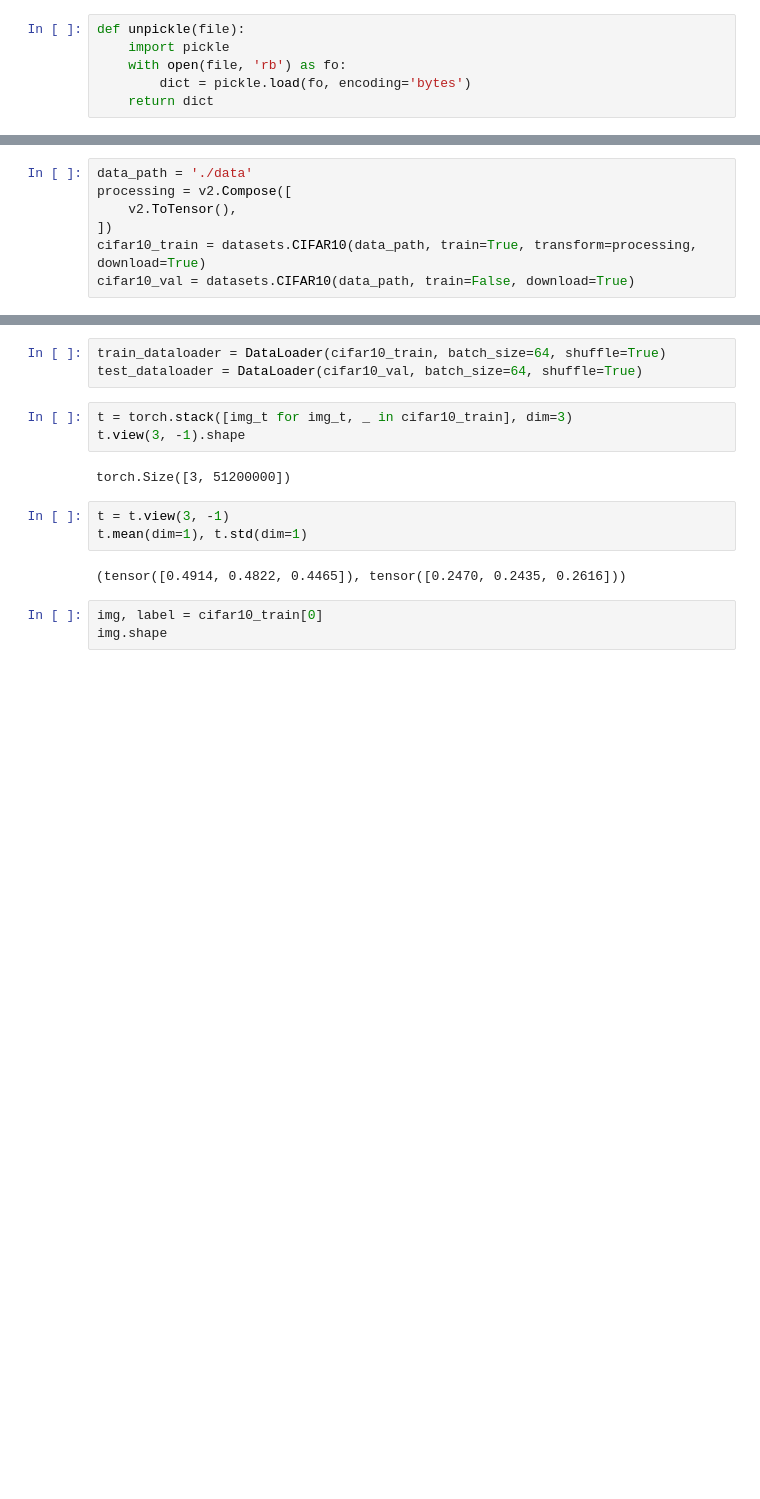
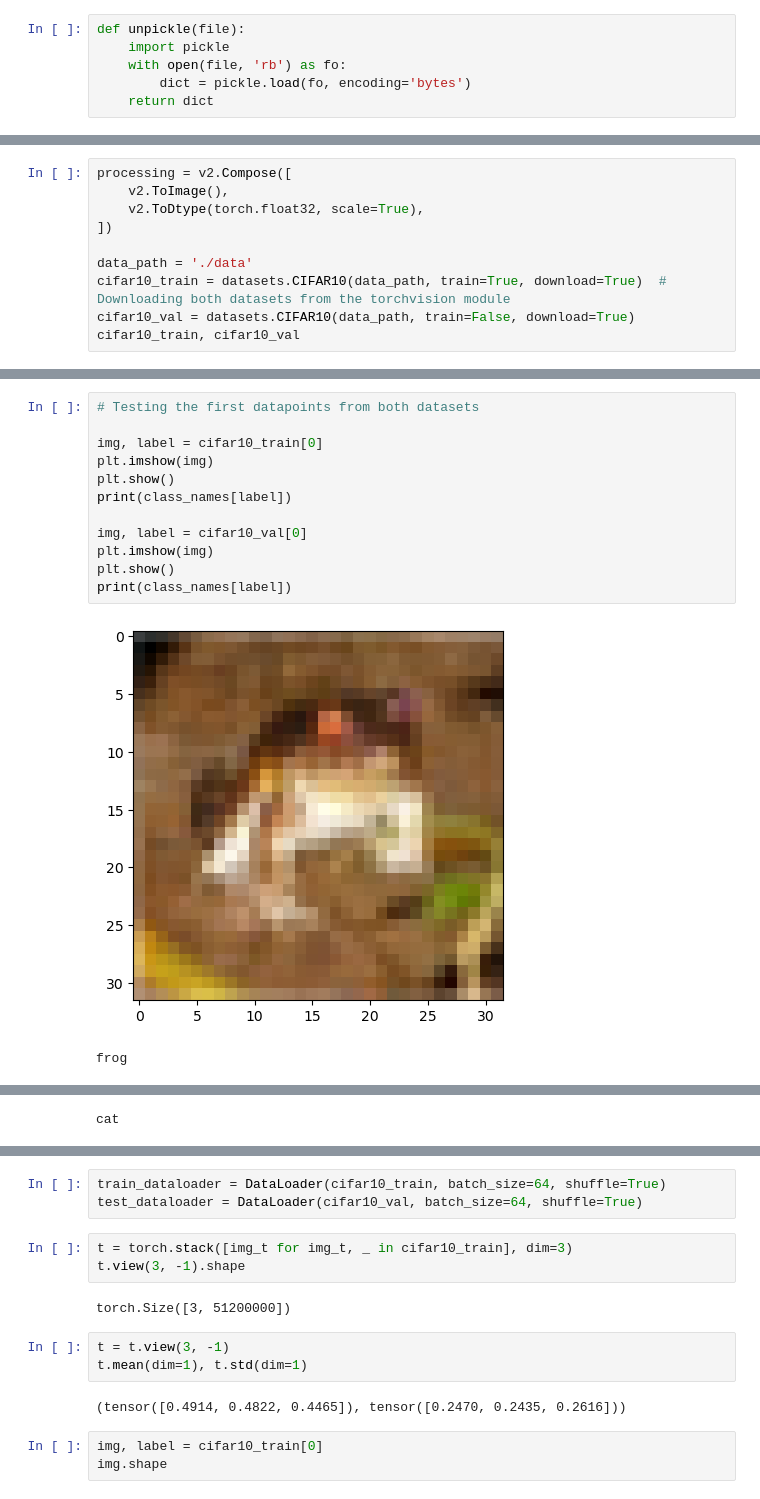
Before and after one commit to Lucas64000/CIFAR10, a Jupyter notebook: data.ipynb, the cells around one changed output, grey strips where cells are left out. Cells and saved outputs as stored; diff of their text form; blank space fills up the shorter version.

```diff
--- a/data.ipynb
+++ b/data.ipynb
@@ -46,10 +14,13 @@ from torch.utils.data import Dataset, DataLoader
 # %%
+processing = v2.Compose([
+    v2.ToImage(),
+    v2.ToDtype(torch.float32, scale=True),
+])
+
 data_path = './data'
-processing = v2.Compose([
-    v2.ToTensor(),
-])
-cifar10_train = datasets.CIFAR10(data_path, train=True, transform=processing, download=True)
+cifar10_train = datasets.CIFAR10(data_path, train=True, download=True)  # Downloading both datasets from the torchvision module
 cifar10_val = datasets.CIFAR10(data_path, train=False, download=True)
+cifar10_train, cifar10_val
 # %% [output]
 Files already downloaded and verified
 Files already downloaded and verified
@@ -55,0 +54,15 @@ Files already downloaded and verified
+# %%
+# Testing the first datapoints from both datasets
+
+img, label = cifar10_train[0]
+plt.imshow(img)
+plt.show()
+print(class_names[label])
+
+img, label = cifar10_val[0]
+plt.imshow(img)
+plt.show()
+print(class_names[label])
+# %% [output]
+[figure, added]
+frog
@@ -55,0 +70 @@ Files already downloaded and verified
+cat
```
Also changed, not shown: parts of 15 cells of this notebook, 2 other files.
